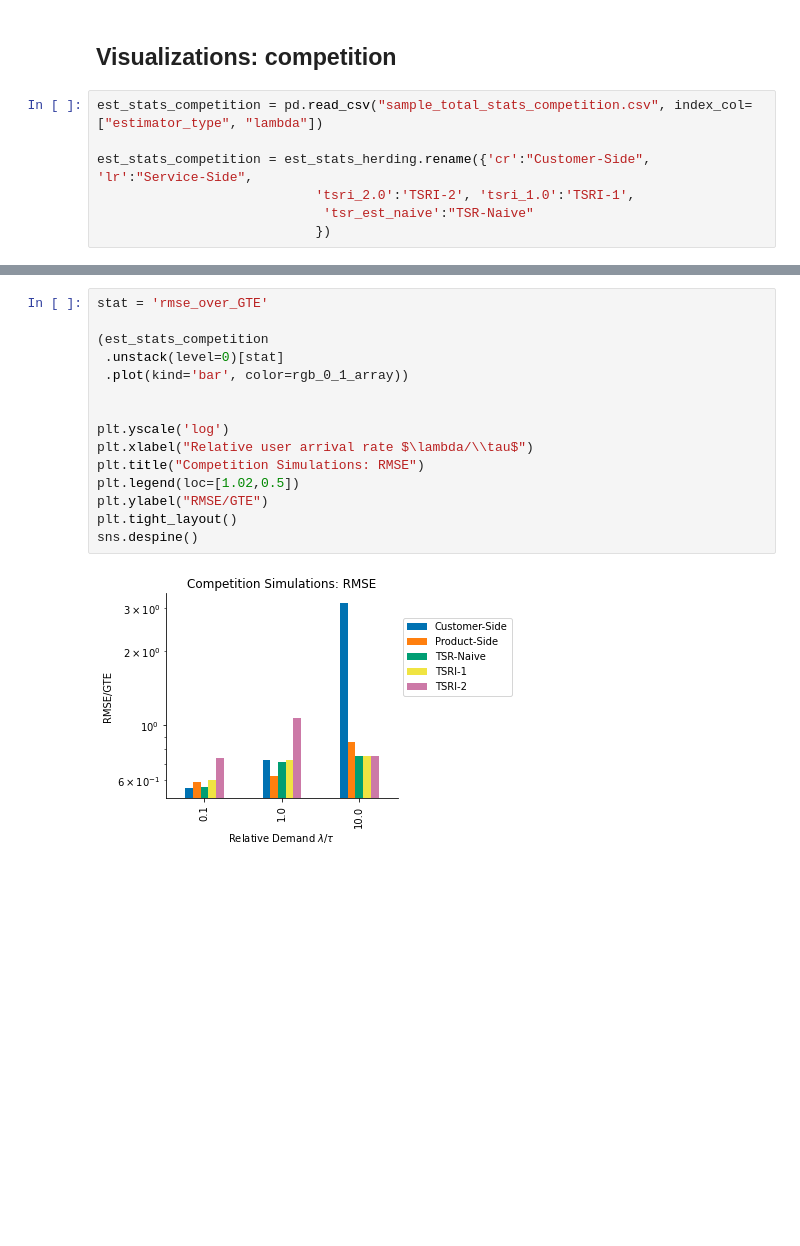
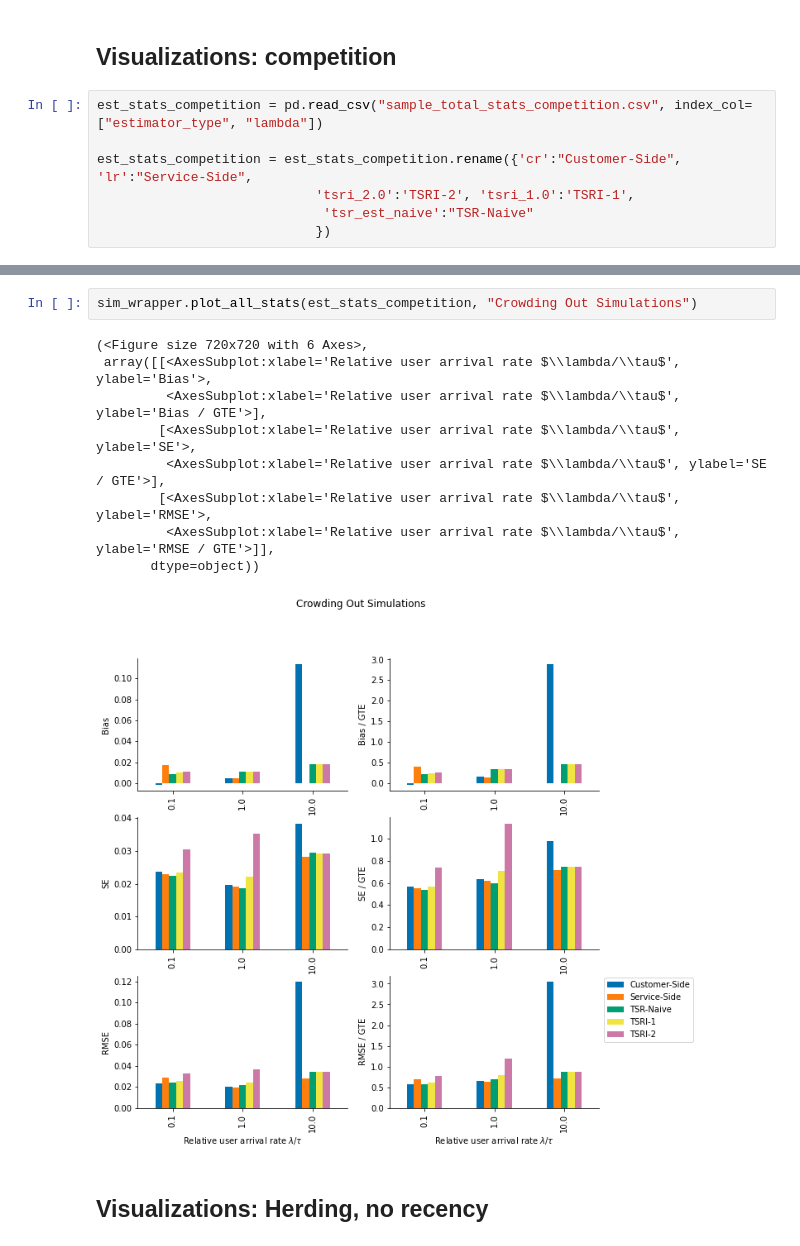
Before and after one commit to johnchrishays/herding-bias, a Jupyter notebook: Sample Numerics and Simulations.ipynb, the cells around one changed output, grey strips where cells are left out. Cells and saved outputs as stored; diff of their text form; blank space fills up the shorter version.

```diff
--- a/Sample Numerics and Simulations.ipynb
+++ b/Sample Numerics and Simulations.ipynb
@@ -273,7 +184,7 @@ sns.despine()
 # %%
 est_stats_competition = pd.read_csv("sample_total_stats_competition.csv", index_col=["estimator_type", "lambda"])
 
-est_stats_competition = est_stats_herding.rename({'cr':"Customer-Side", 'lr':"Service-Side",
+est_stats_competition = est_stats_competition.rename({'cr':"Customer-Side", 'lr':"Service-Side",
                             'tsri_2.0':'TSRI-2', 'tsri_1.0':'TSRI-1',
                              'tsr_est_naive':"TSR-Naive"
                             })
@@ -313,17 +191,14 @@ sns.despine()
-# %%
-stat = 'rmse_over_GTE'
-
-(est_stats_competition
- .unstack(level=0)[stat]
- .plot(kind='bar', color=rgb_0_1_array))
-
-
-plt.yscale('log')
-plt.xlabel("Relative user arrival rate $\lambda/\\tau$")
-plt.title("Competition Simulations: RMSE")
-plt.legend(loc=[1.02,0.5])
-plt.ylabel("RMSE/GTE")
-plt.tight_layout()
-sns.despine()
-# %% [output]
-[figure, removed]
+# %%
+sim_wrapper.plot_all_stats(est_stats_competition, "Crowding Out Simulations")
+# %% [output]
+(<Figure size 720x720 with 6 Axes>,
+ array([[<AxesSubplot:xlabel='Relative user arrival rate $\\lambda/\\tau$', ylabel='Bias'>,
+         <AxesSubplot:xlabel='Relative user arrival rate $\\lambda/\\tau$', ylabel='Bias / GTE'>],
+        [<AxesSubplot:xlabel='Relative user arrival rate $\\lambda/\\tau$', ylabel='SE'>,
+         <AxesSubplot:xlabel='Relative user arrival rate $\\lambda/\\tau$', ylabel='SE / GTE'>],
+        [<AxesSubplot:xlabel='Relative user arrival rate $\\lambda/\\tau$', ylabel='RMSE'>,
+         <AxesSubplot:xlabel='Relative user arrival rate $\\lambda/\\tau$', ylabel='RMSE / GTE'>]],
+       dtype=object))
+[figure, added]
+# %% [markdown]
+## Visualizations: Herding, no recency
```
Also changed, not shown: parts of 13 cells of this notebook, 1 other file.
